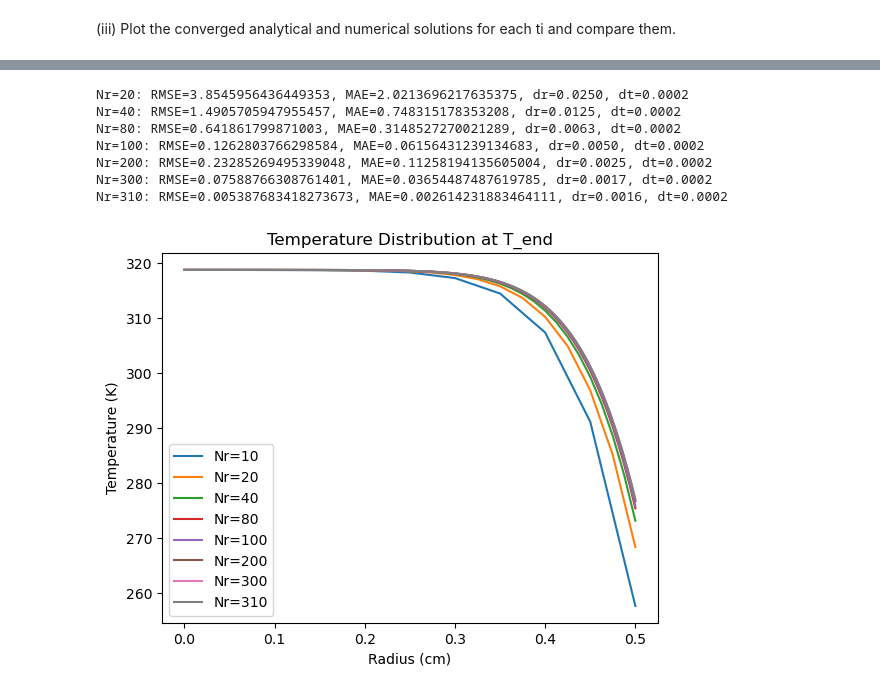
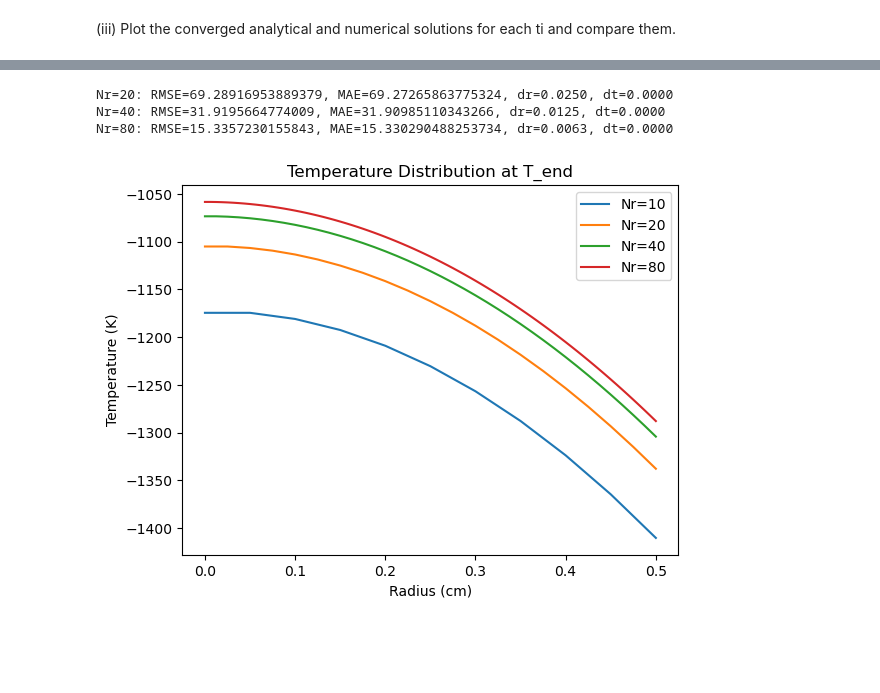
Before and after one commit to kkazuma19/HW501, a Jupyter notebook: CP2.ipynb, the cells around one changed output, grey strips where cells are left out. Saved outputs shown, nothing was run; the diff lists cells and outputs as text; code cells hidden in the pictures; blank space fills up the shorter version.

```diff
--- a/CP2.ipynb
+++ b/CP2.ipynb
@@ -0,0 +96,15 @@
+# %%
+# T(r) = -\frac{\dot{q}_{0}r^2}{4k} +  \frac{\dot{q}_{0}R}{2h} + \frac{\dot{q}_{0}R^2}{4k} + T_{b0}
+def T(r):
+    return -q0 * r**2 / (4*k) + q0 * R / (2*h) + q0 * R**2 / (4*k) + Tb0
+
+# plot T(r) vs r
+r = np.linspace(0, R, 100)
+fig, ax = plt.subplots(1,1, figsize=(4,4))
+ax.plot(r, T(r), 'k-')
+ax.set_xlabel('r [cm]')
+ax.set_ylabel('T [K]')
+ax.set_title('Steady-state Temperature Distribution')
+ax.grid(True)
+ax.set_xlim(0, R)
+plt.show()
@@ -34,8 +150,8 @@ import matplotlib.pyplot as plt
 define given parameters
 '''
 r = 0.5 # radius of fuel [cm]
-rho = 10.75 # density of fuel [g/cm^3]
-k = 0.02 # thermal conductivity of fuel [W/cm-K]
+rho = 10.75 # density of fuel [kg/m^3]
+k = 2 # thermal conductivity of fuel [W/m-K]
 cp = 84 * 1/270.03 # specific heat of fuel [J/g-K]
 
 # heat generation rate [W/cm^3]
@@ -46,9 +162,9 @@ def q(q0, tau, t):
 def Tb(Tb0, m, t):
     return Tb0 * (1 + np.exp(-m * t)) * 1/2
 
-q0 = 62.88 # [W/cm^3]
-h = 4.5 # [W/cm^2-K]
-Tb0 = 300 # [K]
+h = 4.5 # [W/m^2-K]
+Tb0 = 300 + 273 # [K]
+q0 = 125.76 # [W/cm^3] -> 125764.2 [kW/m^3]
 
 tau, m = 0.02, 0.02
 # %%
@@ -76,16 +192,8 @@ import numpy as np
 import matplotlib.pyplot as plt
 from scipy.interpolate import interp1d
 
-# Given parameters
-r = 0.5  # radius of fuel [cm]
-rho = 10.75  # density of fuel [g/cm^3]
-k = 0.02  # thermal conductivity of fuel [W/cm-K]
-cp = 84 / 270.03  # specific heat of fuel [J/g-K]
-q0 = 62.88  # heat generation rate [W/cm^3]
-h = 4.5  # convection coefficient [W/cm^2-K]
-Tb0 = 300  # initial bulk temperature [K]
 eta, m = 0.02, 0.02  # parameters
-initial_cylinder_temp = 300  # initial cylinder temp obtained from analytical solution (Part A (a))
+initial_cylinder_temp = 700 + 273  # initial cylinder temp obtained from analytical solution (Part A (a))
 
 # Heat generation rate function
 def q(t):
@@ -139,42 +247,38 @@ def mesh_refinement_study(Nr_values=None, Nt=5000, T_end=1):
     previous_r_values = None
     for Nr in Nr_values:
         r_values, t_values, T, dr, dt = solve_heat_equation(Nr, Nt, T_end)
         plt.plot(r_values, T[:, -1], label=f'Nr={Nr}')
 
         if previous_T is not None:
             diff_rmse = rmse(previous_T[:, -1], previous_r_values, T[:, -1], r_values)
             diff_mae = mae(previous_T[:, -1], previous_r_values, T[:, -1], r_values)
             print(f'Nr={Nr}: RMSE={diff_rmse}, MAE={diff_mae}, dr={dr:.4f}, dt={dt:.4f}')
 
         previous_T = T
         previous_r_values = r_values
 
     plt.xlabel('Radius (cm)')
     plt.ylabel('Temperature (K)')
     #plt.ylim(0, 500)
     plt.title('Temperature Distribution at T_end')
     plt.legend()
     plt.show()
 
 
 '''
 If an overflow happened, it means that the grid size is too small. Hence, the last grid size before the overflow is the minimum grid size.
 
 (Example)
 When Nt = 5000, T_end = 1, limit = 0.01
 Nr = 330 causes an overflow, therefore Nr = 320 is the minimum grid size.
 '''
 
-mesh_refinement_study(Nr_values = [10, 20, 40, 80, 100, 200, 300, 310], Nt=5000, T_end=1)
+mesh_refinement_study(Nr_values = [10, 20, 40, 80], Nt=50000, T_end=1)
 # %% [output]
-Nr=20: RMSE=3.8545956436449353, MAE=2.0213696217635375, dr=0.0250, dt=0.0002
-Nr=40: RMSE=1.4905705947955457, MAE=0.748315178353208, dr=0.0125, dt=0.0002
-Nr=80: RMSE=0.641861799871003, MAE=0.3148527270021289, dr=0.0063, dt=0.0002
-Nr=100: RMSE=0.1262803766298584, MAE=0.06156431239134683, dr=0.0050, dt=0.0002
-Nr=200: RMSE=0.23285269495339048, MAE=0.11258194135605004, dr=0.0025, dt=0.0002
-Nr=300: RMSE=0.07588766308761401, MAE=0.03654487487619785, dr=0.0017, dt=0.0002
-Nr=310: RMSE=0.005387683418273673, MAE=0.002614231883464111, dr=0.0016, dt=0.0002
+Nr=20: RMSE=69.28916953889379, MAE=69.27265863775324, dr=0.0250, dt=0.0000
+Nr=40: RMSE=31.9195664774009, MAE=31.90985110343266, dr=0.0125, dt=0.0000
+Nr=80: RMSE=15.3357230155843, MAE=15.330290488253734, dr=0.0063, dt=0.0000
-[figure, old version]
+[figure, new version]
 # %%
 import time
 
```
Also changed, not shown: parts of 25 cells of this notebook.
